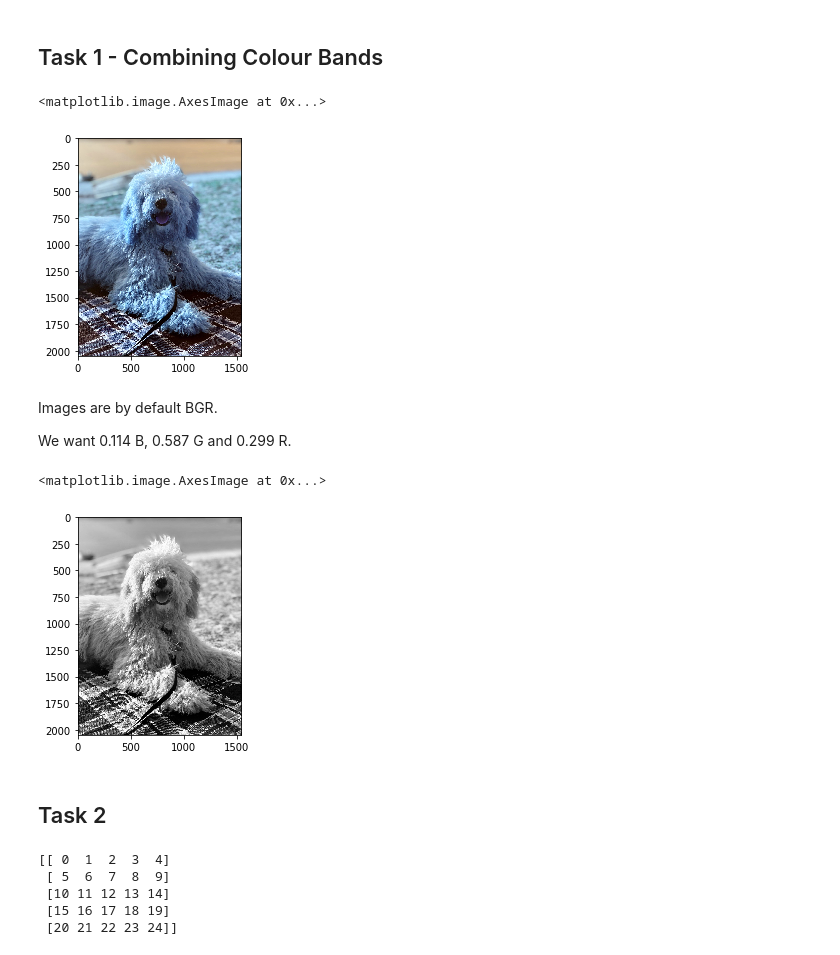
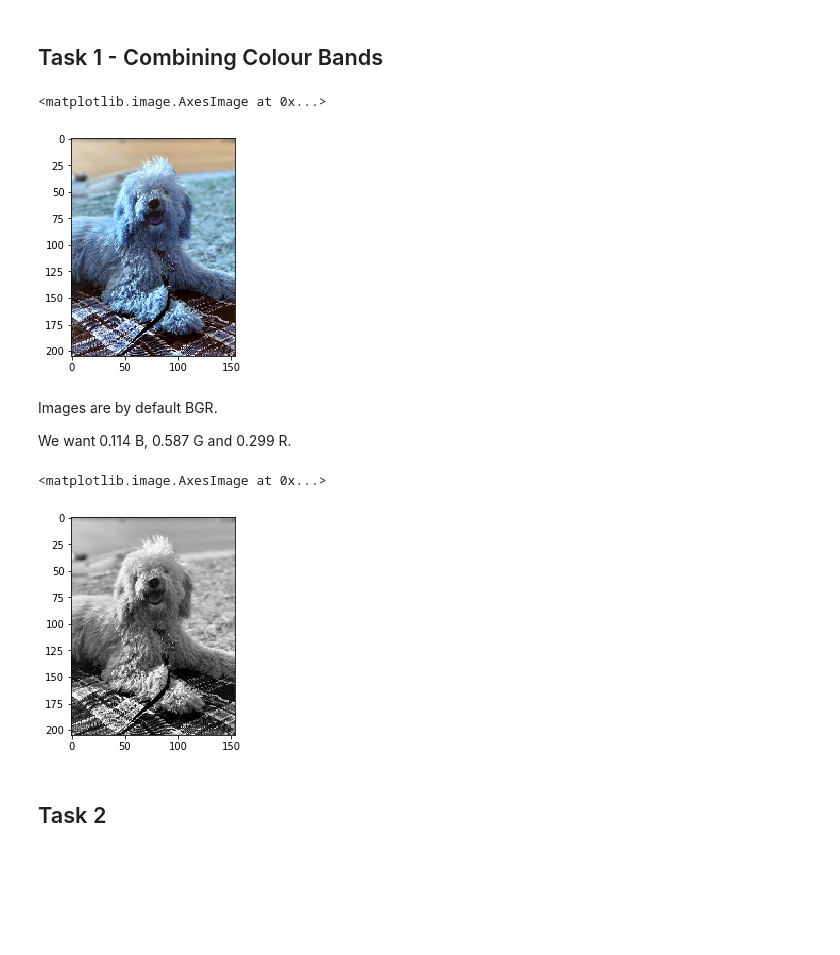
Before and after one commit to alexytsu/UNSW, a Jupyter notebook: COMP9517/assignments/ass1/ass1.ipynb, the cells around one changed output. Saved outputs shown, nothing was run; the diff lists cells and outputs as text; code cells hidden in the pictures; blank space fills up the shorter version.

```diff
--- a/COMP9517/assignments/ass1/ass1.ipynb
+++ b/COMP9517/assignments/ass1/ass1.ipynb
@@ -9,29 +10,21 @@ import matplotlib.pyplot as plt
 # %%
 dog_img = cv2.imread("img/dog.jpg")
+dog_img = cv2.resize(dog_img,None,fx=0.1,fy=0.1)
+
 plt.imshow(dog_img)
 # %% [output]
 <matplotlib.image.AxesImage at 0x...>
-[figure, old version]
+[figure, new version]
 # %% [markdown]
 Images are by default BGR.
 
 We want 0.114 B, 0.587 G and 0.299 R.
 # %%
-dog_img_gray = dog_img[:,:,0] * 0.114 + dog_img[:,:,1] * 0.587 + dog_img[:,:,2]
-plt.imshow(dog_img_gray, cmap='gray')
+dog_img_gray = dog_img[:,:,0] * 0.114 + dog_img[:,:,1] * 0.587 + dog_img[:,:,2] * 0.299
+dog_img_gray = np.array(dog_img_gray, dtype=np.uint8)
+plt.imshow(dog_img_gray, cmap='gray', vmin=0, vmax=255)
 # %% [output]
 <matplotlib.image.AxesImage at 0x...>
-[figure, old version]
+[figure, new version]
 # %% [markdown]
 ## Task 2
-# %%
-filtered_dog = np.copy(dog_img_gray)
-t = np.arange(25)
-t = np.reshape(t, (5,5))
-print(t)
-# %% [output]
-[[ 0  1  2  3  4]
- [ 5  6  7  8  9]
- [10 11 12 13 14]
- [15 16 17 18 19]
- [20 21 22 23 24]]
```
Also changed, not shown: parts of 3 cells of this notebook.
